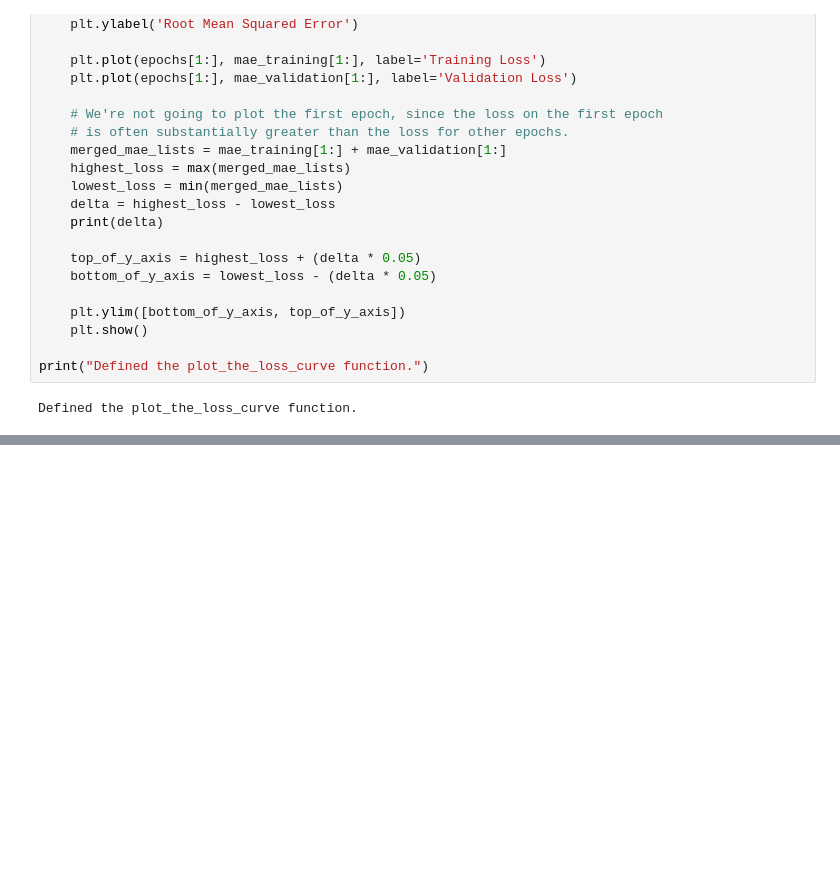
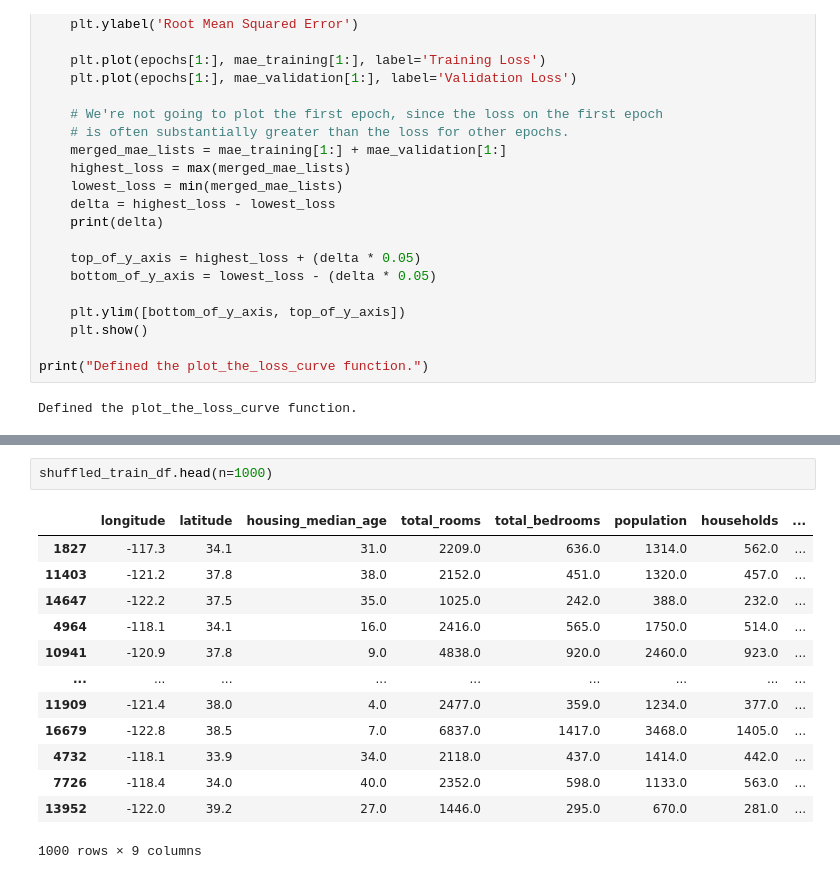
Before and after one commit to fasthill/google-ML-crash-course, a Jupyter notebook: validatation sets test sets.ipynb, the cells around one changed output, grey strips where cells are left out. Cells and saved outputs as stored; diff of their text form; blank space fills up the shorter version.

```diff
--- a/validatation sets test sets.ipynb
+++ b/validatation sets test sets.ipynb
@@ -147,0 +166,16 @@ Epoch 30/30
+# %%
+shuffled_train_df.head(n=1000)
+# %% [output]
+|  | longitude | latitude | housing_median_age | total_rooms | total_bedrooms | population | households | ... |
+| 1827 | -117.3 | 34.1 | 31.0 | 2209.0 | 636.0 | 1314.0 | 562.0 | ... |
+| 11403 | -121.2 | 37.8 | 38.0 | 2152.0 | 451.0 | 1320.0 | 457.0 | ... |
+| 14647 | -122.2 | 37.5 | 35.0 | 1025.0 | 242.0 | 388.0 | 232.0 | ... |
+| 4964 | -118.1 | 34.1 | 16.0 | 2416.0 | 565.0 | 1750.0 | 514.0 | ... |
+| 10941 | -120.9 | 37.8 | 9.0 | 4838.0 | 920.0 | 2460.0 | 923.0 | ... |
+| ... | ... | ... | ... | ... | ... | ... | ... | ... |
+| 11909 | -121.4 | 38.0 | 4.0 | 2477.0 | 359.0 | 1234.0 | 377.0 | ... |
+| 16679 | -122.8 | 38.5 | 7.0 | 6837.0 | 1417.0 | 3468.0 | 1405.0 | ... |
+| 4732 | -118.1 | 33.9 | 34.0 | 2118.0 | 437.0 | 1414.0 | 442.0 | ... |
+| 7726 | -118.4 | 34.0 | 40.0 | 2352.0 | 598.0 | 1133.0 | 563.0 | ... |
+| 13952 | -122.0 | 39.2 | 27.0 | 1446.0 | 295.0 | 670.0 | 281.0 | ... |
+1000 rows × 9 columns
```
Also changed, not shown: parts of 7 cells of this notebook.
